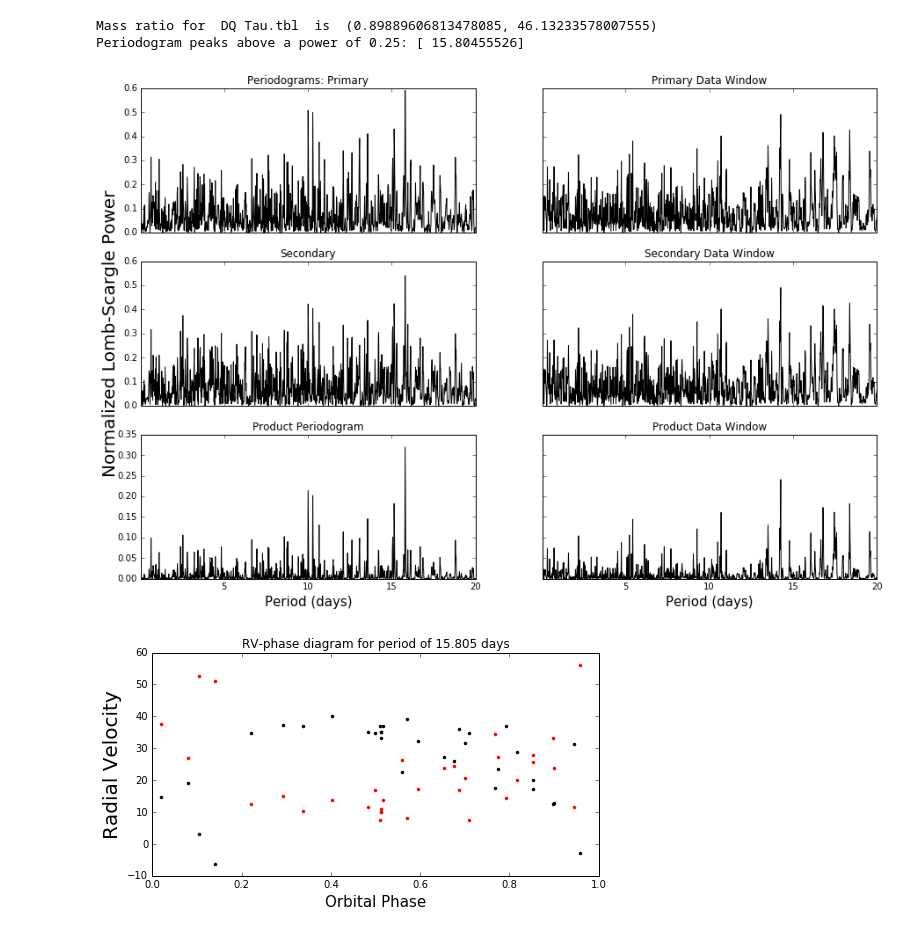
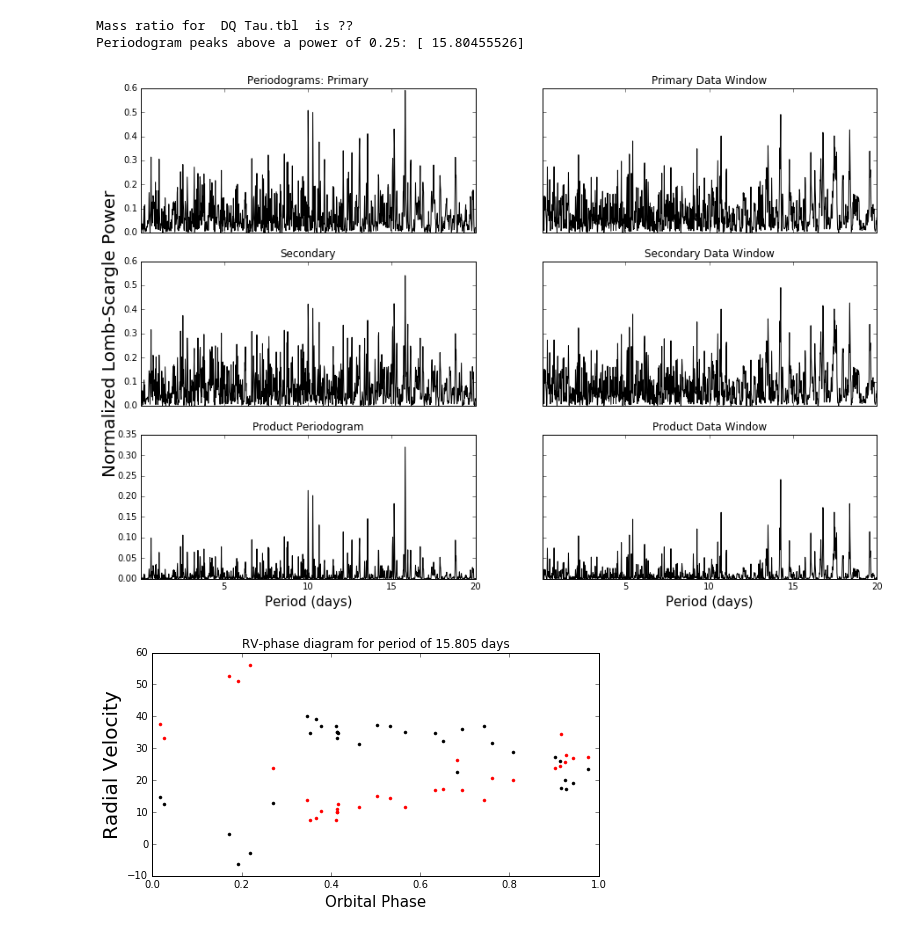
Before and after one commit to jacob-i-skinner/Orbit-Fitting, a Jupyter notebook: Periodogrammer and Master NB.ipynb, the cells around one changed output. Drawn from its saved outputs; the diff is of its cells as text; code cells hidden in the pictures.

```diff
--- a/Periodogrammer and Master NB.ipynb
+++ b/Periodogrammer and Master NB.ipynb
@@ -3,11 +3,12 @@
 import numpy as np
 from matplotlib import pyplot as plt
 from scipy.signal import lombscargle
+from scipy import stats
 %matplotlib inline
 filename     = 'DQ Tau.tbl'
 system       = np.genfromtxt(filename, skip_header=1, usecols=(0, 1, 2))
 
-#define-variable--------------------------------------------------------------------------------------------------#
+#define-variables------------------------------------------------------------------------------------------------#
 
 JD, RVp, RVs = [datum[0] for datum in system], [datum[1] for datum in system], [datum[2] for datum in system]
 JDp, JDs     = JD, JD
@@ -60,12 +61,12 @@ def data_window(t, f):
     powers *= 2 / N
     return periods, powers
 
-#function computes and returns mass ratio
-def massRatio():
-    p =[datum[1] for datum in system if not np.isnan(datum[1]+datum[2])]
-    s =[datum[2] for datum in system if not np.isnan(datum[1]+datum[2])]
-    m,b = np.polyfit(s, p, 1)
-    return -m, b
+#function computes and returns mass ratio and intercept
+#def massRatio():
+#    p =[datum[1] for datum in system if not np.isnan(datum[1]+datum[2])]
+#    s =[datum[2] for datum in system if not np.isnan(datum[1]+datum[2])]
+#    m,b = np.polyfit(s, p, 1)
+#    return -m, b
 
 #this function removes nan cells from the bad RV visits, and deletes the accompanying JD element
 #from a copy tied to the specific rv list
@@ -137,22 +138,22 @@ ax2.set_ylabel('Normalized Lomb-Scargle Power', size='20')
 fig.set_figheight(10)
 fig.set_figwidth(15)
 #plt.savefig(filename + ' periodogram.pdf')
-print('Mass ratio for ', filename, ' is ', massRatio())
-print('Periodogram peaks above a power of 0.25:',maxima(0.25))
+print('Mass ratio for ', filename, ' is ??')
+print('Periodogram peaks above a power of 0.25:', maxima(0.25))
 # %% [output]
-Mass ratio for  DQ Tau.tbl  is  (0.89889606813478085, 46.13233578007555)
+Mass ratio for  DQ Tau.tbl  is ??
 Periodogram peaks above a power of 0.25: [ 15.80455526]
 [figure]
 # %%
 fig, ((ax1)) = plt.subplots(1,1, sharex='col', sharey='row')
-ax1.plot(phases(maxima(0.2)[0], 0, JDp), RVp, 'k.')
-ax1.plot(phases(maxima(0.2)[0], 0, JDs), RVs, 'r.')
+ax1.plot(phases(maxima(0.25)[0], 0, JDp), RVp, 'k.')
+ax1.plot(phases(maxima(0.25)[0], 0, JDs), RVs, 'r.')
 ax1.set_title('RV-phase diagram for period of 15.805 days')
 ax1.set_xlabel('Orbital Phase', size='15')
 ax1.set_ylabel('Radial Velocity', size='20')
 #fig.set_figheight(12)
 fig.set_figwidth(8)
 #plt.savefig(filename + ' RV-phase diagram.pdf')
 # %% [output]
-[figure, old version]
+[figure, new version]
 # %%
```
Also changed, not shown: parts of 2 cells of this notebook, 6 other files.
